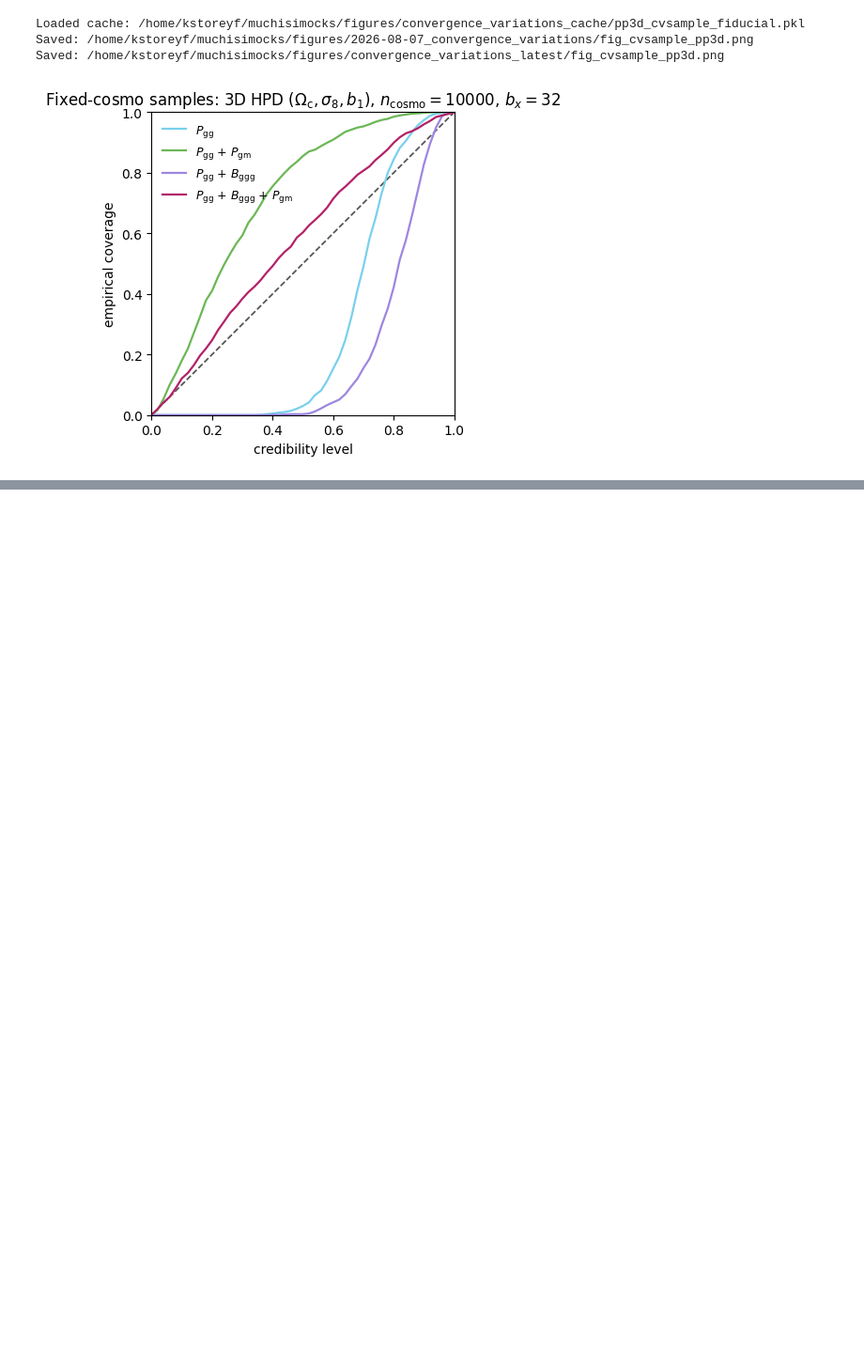
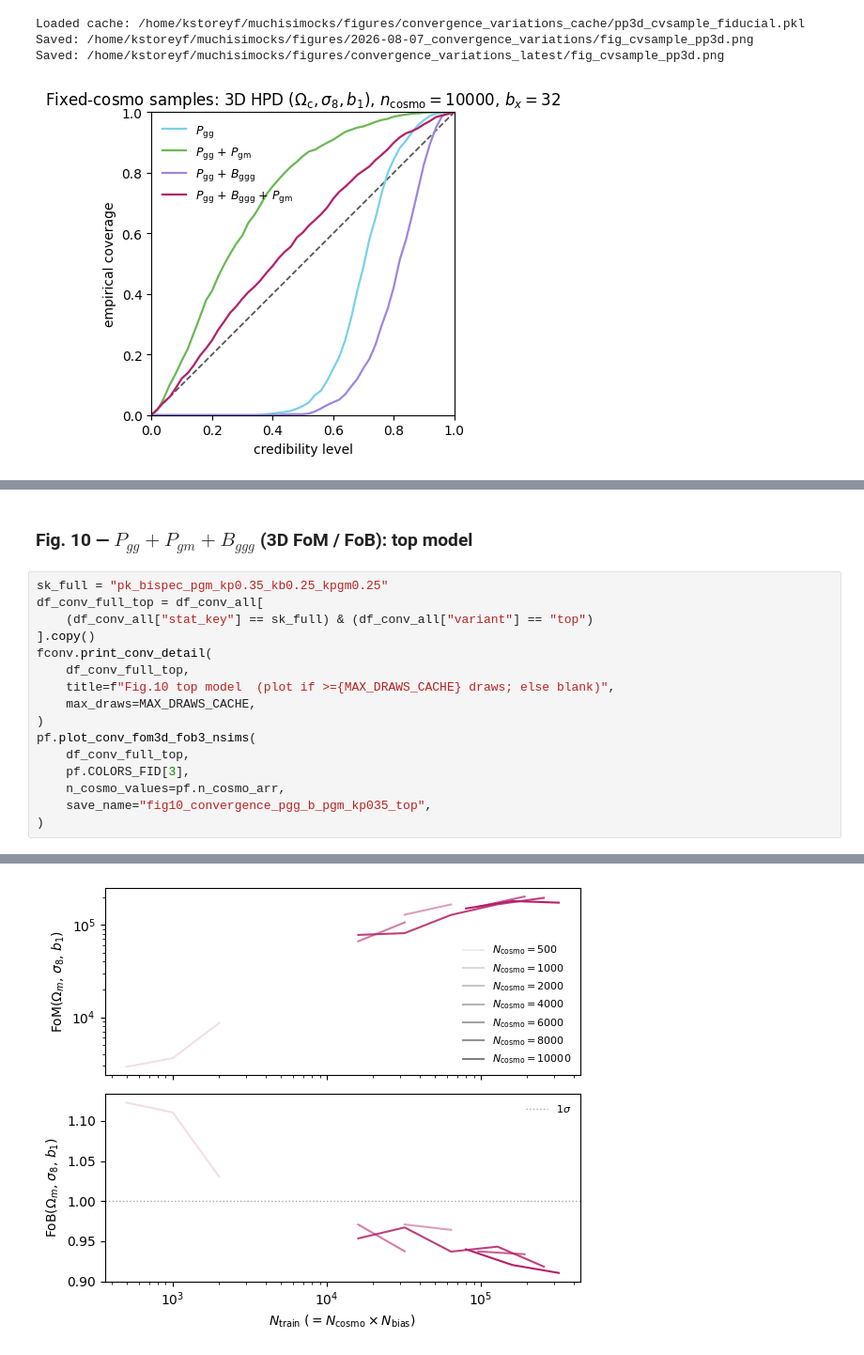
Before and after one commit to kstoreyf/muchisimocks, a Jupyter notebook: notebooks/2026-08-07_convergence_variations.ipynb, the cells around one changed output, grey strips where cells are left out. Shown at 94% size. Drawn from its saved outputs; the diff is of its cells as text; blank space fills up the shorter version.

```diff
--- a/notebooks/2026-08-07_convergence_variations.ipynb
+++ b/notebooks/2026-08-07_convergence_variations.ipynb
@@ -1284,0 +1418,19 @@ Saved: /home/kstoreyf/muchisimocks/figures/convergence_variations_latest/fig_cvs
+# %% [markdown]
+### Fig. 10 — $P_{gg}+P_{gm}+B_{ggg}$ (3D FoM / FoB): top model
+# %%
+sk_full = "pk_bispec_pgm_kp0.35_kb0.25_kpgm0.25"
+df_conv_full_top = df_conv_all[
+    (df_conv_all["stat_key"] == sk_full) & (df_conv_all["variant"] == "top")
+].copy()
+fconv.print_conv_detail(
+    df_conv_full_top,
+    title=f"Fig.10 top model  (plot if >={MAX_DRAWS_CACHE} draws; else blank)",
+    max_draws=MAX_DRAWS_CACHE,
+)
+pf.plot_conv_fom3d_fob3_nsims(
+    df_conv_full_top,
+    pf.COLORS_FID[3],
+    n_cosmo_values=pf.n_cosmo_arr,
+    save_name="fig10_convergence_pgg_b_pgm_kp035_top",
+)
+# %% [output]
@@ -1284,0 +1454 @@ Saved: /home/kstoreyf/muchisimocks/figures/convergence_variations_latest/fig_cvs
+[figure, added]
```
Also changed, not shown: parts of 29 cells of this notebook, 10 other files.
